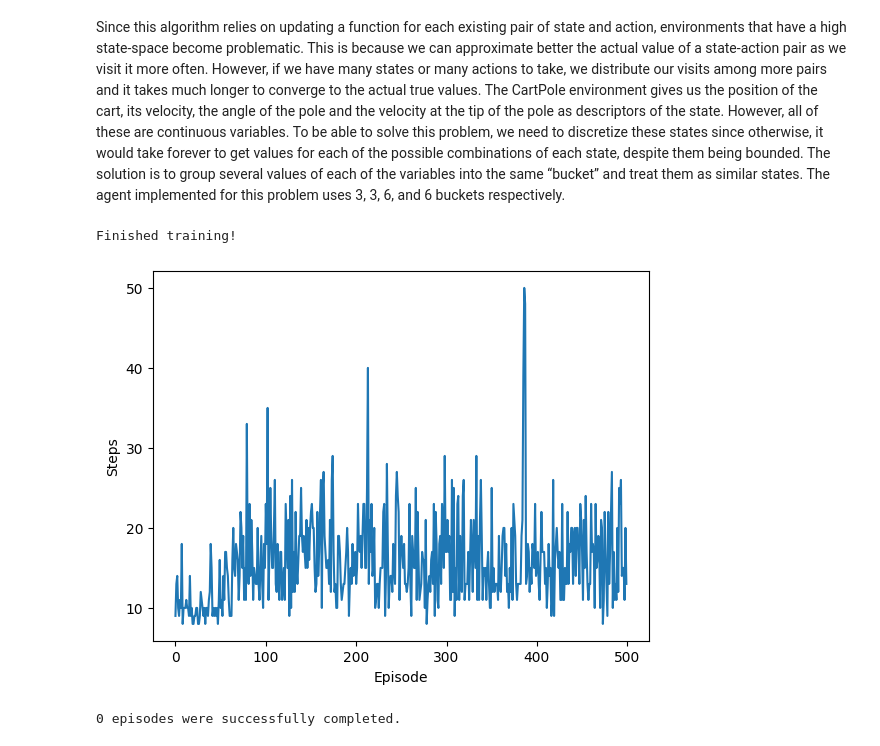
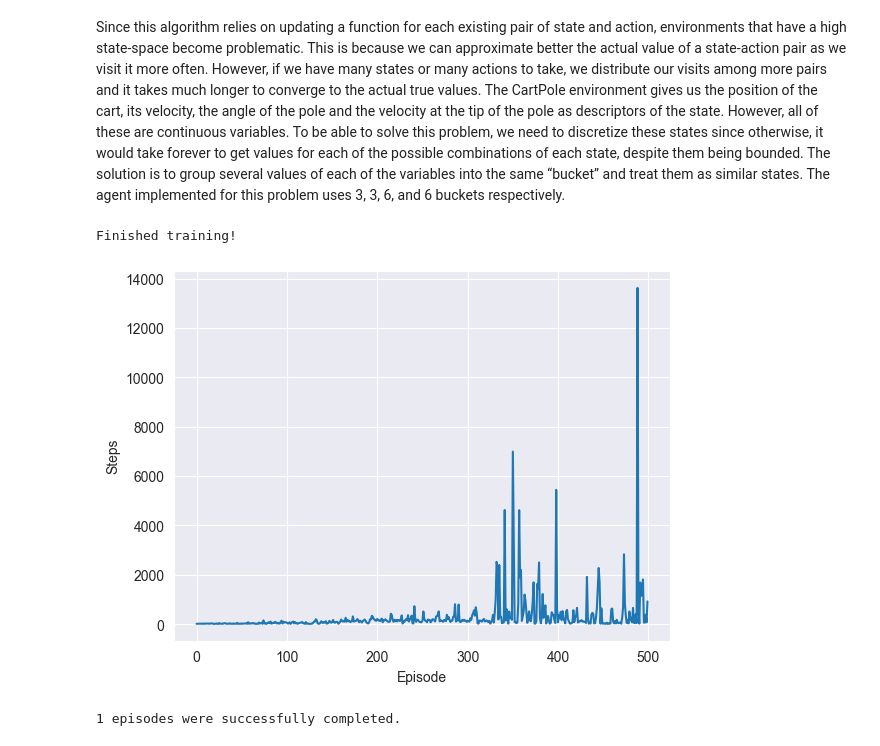
Before and after one commit to jondef/ZHAW_Reinforced_learning, a Jupyter notebook: Lab_02_Q_Learning.ipynb, the cells around one changed output. Drawn from its saved outputs; the diff is of its cells as text; code cells hidden in the pictures.

```diff
--- a/Lab_02_Q_Learning.ipynb
+++ b/Lab_02_Q_Learning.ipynb
@@ -49,7 +49,7 @@ class CartPoleQAgent():
         self.discount = discount
         self.decay = decay
 
-        self.env = gym.make('CartPole-v0')
+        self.env = gym.make('CartPole-v1')
 
         # This is the action-value function being initialized to 0's
         self.Q_table = np.zeros(self.buckets + (self.env.action_space.n,))
@@ -178,27 +178,28 @@ class CartPoleQAgent():
         """
         # Looping for each episode
         for e in range(self.num_episodes):
-            # Initializes the state
-            current_state = self.discretize_state(self.env.reset())
+          # Initializes the state
+          current_state = self.discretize_state(list(self.env.reset()[0]))  # HERE
+          self.learning_rate = self.get_learning_rate(e)
+          self.epsilon = self.get_epsilon(e)
 
-            self.learning_rate = self.get_learning_rate(e)
-            self.epsilon = self.get_epsilon(e)
-            done = False
+          done = False
 
-            # Looping for each step
-            while not done:
-                self.steps[e] += 1
-                # Choose A from S
-                action = self.choose_action(current_state)
-                # Take action
-                obs, reward, done, _ = self.env.step(action)
-                new_state = self.discretize_state(obs)
-                # Update Q(S,A)
-                self.update_q(current_state, action, reward, new_state)
-                current_state = new_state
+          # Looping for each step
+          while not done:
+            self.steps[e] += 1
+            # Choose A from S
+            action = self.choose_action(current_state)
+            # Take action
+            obs, reward, done, _, _ = self.env.step(action)  # HERE
 
-                # We break out of the loop when done is False which is
-                # a terminal state.
+            new_state = self.discretize_state(obs)
+            # Update Q(S,A)
+            self.update_q(current_state, action, reward, new_state)
+            current_state = new_state
+
+            # We break out of the loop when done is False which is
+            # a terminal state.
         print('Finished training!')
 
     def plot_learning(self):
@@ -218,32 +219,32 @@ class CartPoleQAgent():
 
 
     def run(self):
         """Runs an episode while displaying the cartpole environment."""
         self.env = gym.wrappers.Monitor(self.env,'cartpole')
         t = 0
         done = False
         current_state = self.discretize_state(self.env.reset())
         while not done:
                 self.env.render()
                 t = t+1
                 action = self.choose_action(current_state)
                 obs, reward, done, _ = self.env.step(action)
                 new_state = self.discretize_state(obs)
                 current_state = new_state
 
         return t
 
 
 
 def load_q_learning():
     agent = CartPoleQAgent()
     agent.train()
     agent.plot_learning()
 
     return agent
 
 agent = load_q_learning()
 # %% [output]
 Finished training!
-[figure, old version]
+[figure, new version]
-0 episodes were successfully completed.
+1 episodes were successfully completed.
```
Also changed, not shown: 1 other file.
